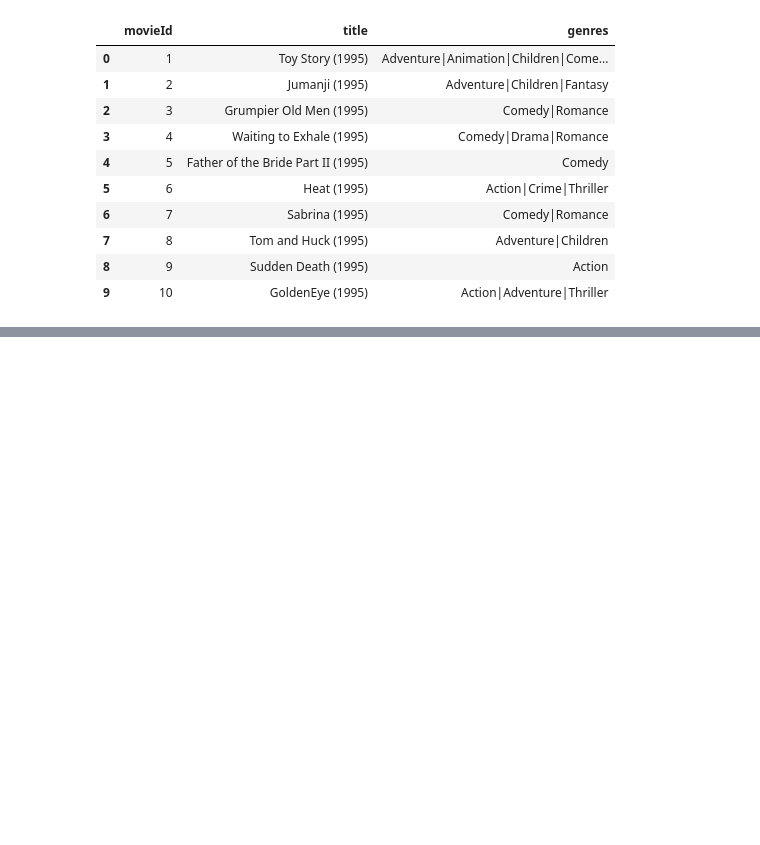
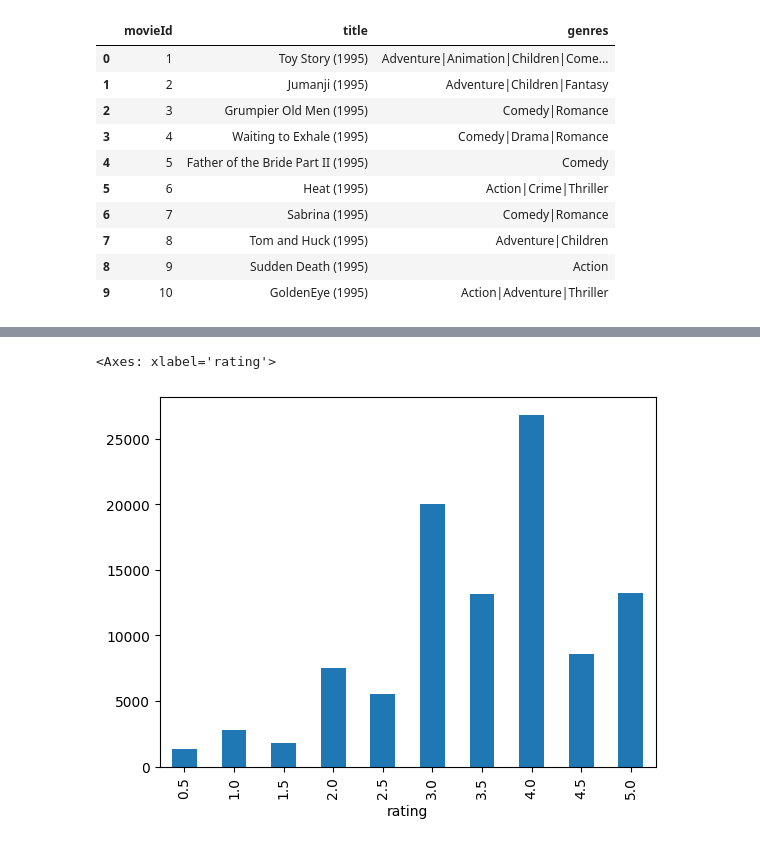
Before and after one commit to Feindrial/bondnet, a Jupyter notebook: main.ipynb, the cells around one changed output, grey strips where cells are left out. Drawn from its saved outputs; the diff is of its cells as text; code cells hidden in the pictures; blank space fills up the shorter version.

```diff
--- a/main.ipynb
+++ b/main.ipynb
@@ -10,7 +21,7 @@ from pathlib import Path
 # %%
 print(tf.__version__)
 
-locc = "COLAB"
+locc = "LOCAL"
 
 if locc == "LOCAL":
 
@@ -180,6 +124,0 @@ ratings = ratings.join(movies.set_index("movieId"), on="movieId", how="inner")
-# %%
-#kullanılmadığı için "timestamp" sütunu dataframe'den silindi ve
-#kullanılacak modelin veriyi ezberlemesinden kaçınmak için dataframe'in satırları rastgele olarak karıştırıldı
-ratings = ratings.drop("timestamp", axis=1)
-ratings = ratings.sample(frac=1, random_state=1337)
-ratings.head(10)
@@ -198,0 +125,5 @@ ratings.head(10)
+# %%
+ratings["rating"].value_counts().sort_index().plot.bar()
+# %% [output]
+<Axes: xlabel='rating'>
+[figure, added]
```
Also changed, not shown: parts of 38 cells of this notebook, 2 other files.
